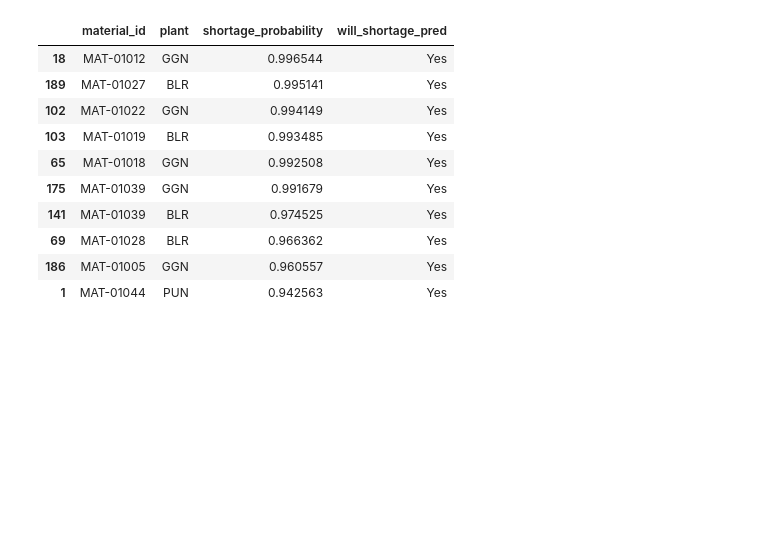
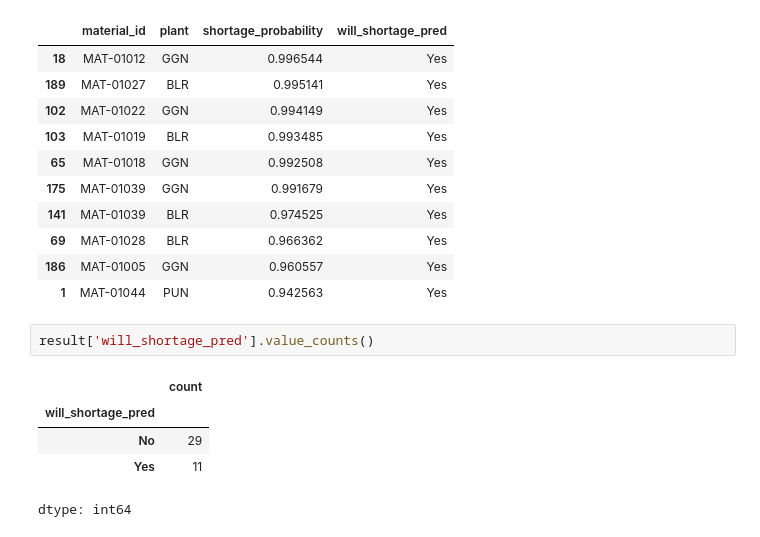
Before and after one commit to sminiyar/AI_Champion, a Jupyter notebook: Sudarshan_POC1.ipynb, the cells around one changed output. Drawn from its saved outputs; the diff is of its cells as text; blank space fills up the shorter version.

```diff
--- a/Sudarshan_POC1.ipynb
+++ b/Sudarshan_POC1.ipynb
@@ -209,3 +209,11 @@ result.sort_values('shortage_probability', ascending=False).head(10)
 | 69 | MAT-01028 | BLR | 0.966362 | Yes |
 | 186 | MAT-01005 | GGN | 0.960557 | Yes |
 | 1 | MAT-01044 | PUN | 0.942563 | Yes |
+# %%
+result['will_shortage_pred'].value_counts()
+# %% [output]
+|  | count |
+| will_shortage_pred |  |
+| No | 29 |
+| Yes | 11 |
+dtype: int64
```
Also changed, not shown: parts of 1 cell of this notebook.
